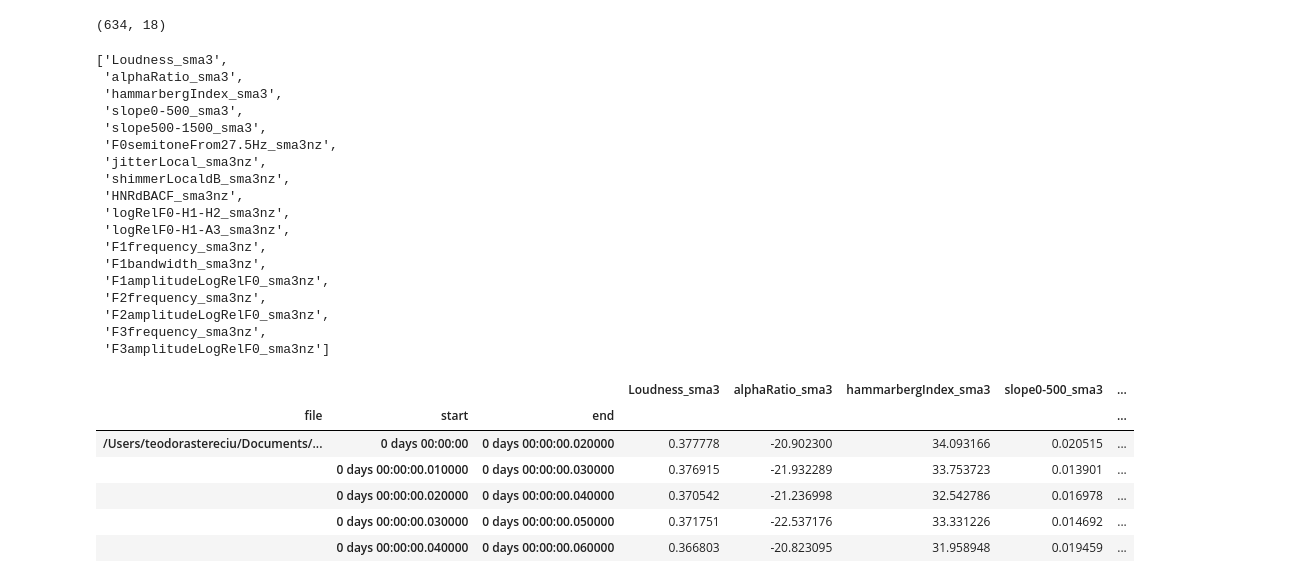
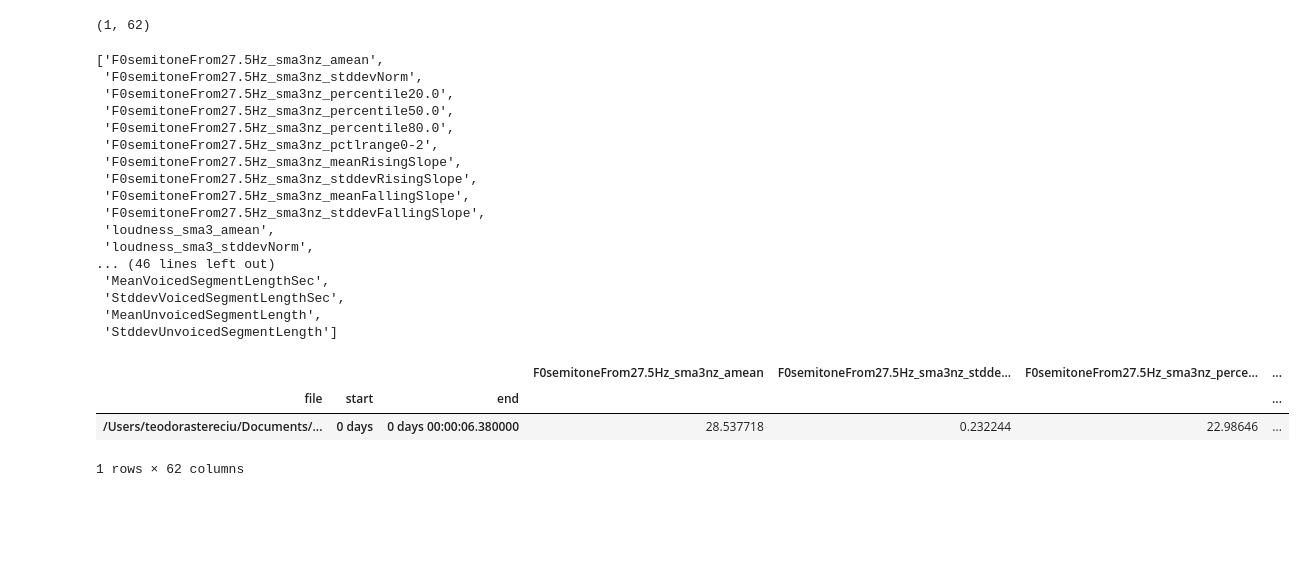
Before and after one commit to teostereciu/mc-ecpe, a Jupyter notebook: notebooks/opensmile.ipynb, the cells around one changed output. Cells and saved outputs as stored; diff of their text form; code cells hidden in the pictures; blank space fills up the shorter version.

```diff
--- a/notebooks/opensmile.ipynb
+++ b/notebooks/opensmile.ipynb
@@ -3,7 +3,7 @@ import opensmile
 
 smile = opensmile.Smile(
     feature_set=opensmile.FeatureSet.GeMAPSv01b,
-    feature_level=opensmile.FeatureLevel.LowLevelDescriptors,
+    feature_level=opensmile.FeatureLevel.Functionals,
 )
 
 testfp = '/Users/teodorastereciu/Documents/bachelors-project/mc-ecpe/data/interim/train_wav/dia1utt1.wav'
@@ -11,35 +11,31 @@ testfp = '/Users/teodorastereciu/Documents/bachelors-project/mc-ecpe/data/interi
 result_df = smile.process_file(testfp)
 print(result_df.shape)
 # %% [output]
-(634, 18)
+(1, 62)
 # %%
 smile.feature_names
 # %% [output]
-['Loudness_sma3',
- 'alphaRatio_sma3',
- 'hammarbergIndex_sma3',
- 'slope0-500_sma3',
- 'slope500-1500_sma3',
- 'F0semitoneFrom27.5Hz_sma3nz',
- 'jitterLocal_sma3nz',
- 'shimmerLocaldB_sma3nz',
- 'HNRdBACF_sma3nz',
- 'logRelF0-H1-H2_sma3nz',
- 'logRelF0-H1-A3_sma3nz',
- 'F1frequency_sma3nz',
- 'F1bandwidth_sma3nz',
- 'F1amplitudeLogRelF0_sma3nz',
- 'F2frequency_sma3nz',
- 'F2amplitudeLogRelF0_sma3nz',
- 'F3frequency_sma3nz',
- 'F3amplitudeLogRelF0_sma3nz']
+['F0semitoneFrom27.5Hz_sma3nz_amean',
+ 'F0semitoneFrom27.5Hz_sma3nz_stddevNorm',
+ 'F0semitoneFrom27.5Hz_sma3nz_percentile20.0',
+ 'F0semitoneFrom27.5Hz_sma3nz_percentile50.0',
+ 'F0semitoneFrom27.5Hz_sma3nz_percentile80.0',
+ 'F0semitoneFrom27.5Hz_sma3nz_pctlrange0-2',
+ 'F0semitoneFrom27.5Hz_sma3nz_meanRisingSlope',
+ 'F0semitoneFrom27.5Hz_sma3nz_stddevRisingSlope',
+ 'F0semitoneFrom27.5Hz_sma3nz_meanFallingSlope',
+ 'F0semitoneFrom27.5Hz_sma3nz_stddevFallingSlope',
+ 'loudness_sma3_amean',
+ 'loudness_sma3_stddevNorm',
+... (46 lines left out)
+ 'MeanVoicedSegmentLengthSec',
+ 'StddevVoicedSegmentLengthSec',
+ 'MeanUnvoicedSegmentLength',
+ 'StddevUnvoicedSegmentLength']
 # %%
-result_df.head()
+result_df
 # %% [output]
-|  |  |  | Loudness_sma3 | alphaRatio_sma3 | hammarbergIndex_sma3 | slope0-500_sma3 | ... |
-| file | start | end |  |  |  |  | ... |
-| /Users/teodorastereciu/Documents/... | 0 days 00:00:00 | 0 days 00:00:00.020000 | 0.377778 | -20.902300 | 34.093166 | 0.020515 | ... |
-|  | 0 days 00:00:00.010000 | 0 days 00:00:00.030000 | 0.376915 | -21.932289 | 33.753723 | 0.013901 | ... |
-|  | 0 days 00:00:00.020000 | 0 days 00:00:00.040000 | 0.370542 | -21.236998 | 32.542786 | 0.016978 | ... |
-|  | 0 days 00:00:00.030000 | 0 days 00:00:00.050000 | 0.371751 | -22.537176 | 33.331226 | 0.014692 | ... |
-|  | 0 days 00:00:00.040000 | 0 days 00:00:00.060000 | 0.366803 | -20.823095 | 31.958948 | 0.019459 | ... |
+|  |  |  | F0semitoneFrom27.5Hz_sma3nz_amean | F0semitoneFrom27.5Hz_sma3nz_stdde... | F0semitoneFrom27.5Hz_sma3nz_perce... | ... |
+| file | start | end |  |  |  | ... |
+| /Users/teodorastereciu/Documents/... | 0 days | 0 days 00:00:06.380000 | 28.537718 | 0.232244 | 22.98646 | ... |
+1 rows × 62 columns
```
Also changed, not shown: parts of 11 cells of this notebook, 17 other files.
